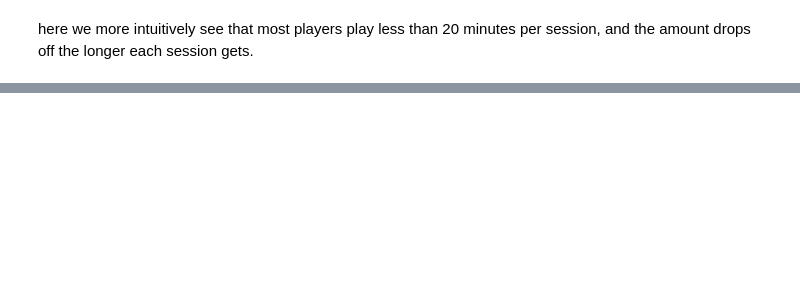
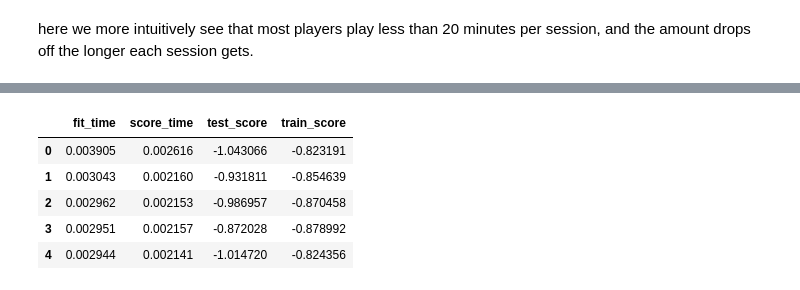
Before and after one commit to aaronbpham/dsci-100-2025w1-group-18, a Jupyter notebook: main.ipynb, the cells around one changed output, grey strips where cells are left out. Saved outputs shown, nothing was run; the diff lists cells and outputs as text; code cells hidden in the pictures; blank space fills up the shorter version.

```diff
--- a/main.ipynb
+++ b/main.ipynb
@@ -344,0 +367,36 @@ marathon_plot
+# %%
+training, testing = train_test_split(
+    main_df,
+    test_size=0.25,
+    random_state=2000,  # Do not change the random_state
+)
+X_train = training[["endd"]]  # A single column data frame
+y_train = training["time"]  # A series
+
+X_test = testing[["endd"]]  # A single column data frame
+y_test = testing["time"]  # A series
+# %%
+pipe = make_pipeline(
+    StandardScaler(),
+    KNeighborsRegressor(),
+)
+
+marathon_cv = pd.DataFrame(
+    cross_validate(
+        estimator=pipe,
+        X=X_train,
+        y=y_train,
+        cv=5,
+        scoring="neg_root_mean_squared_error",
+        return_train_score=True,
+    )
+)
+
+marathon_cv
+# %% [output]
+|  | fit_time | score_time | test_score | train_score |
+| 0 | 0.003905 | 0.002616 | -1.043066 | -0.823191 |
+| 1 | 0.003043 | 0.002160 | -0.931811 | -0.854639 |
+| 2 | 0.002962 | 0.002153 | -0.986957 | -0.870458 |
+| 3 | 0.002951 | 0.002157 | -0.872028 | -0.878992 |
+| 4 | 0.002944 | 0.002141 | -1.014720 | -0.824356 |
```
Also changed, not shown: parts of 9 cells of this notebook.
